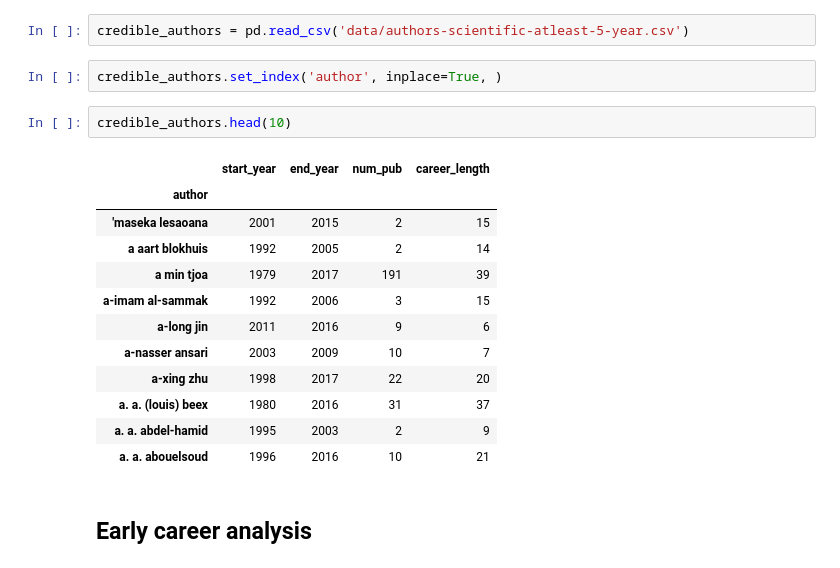
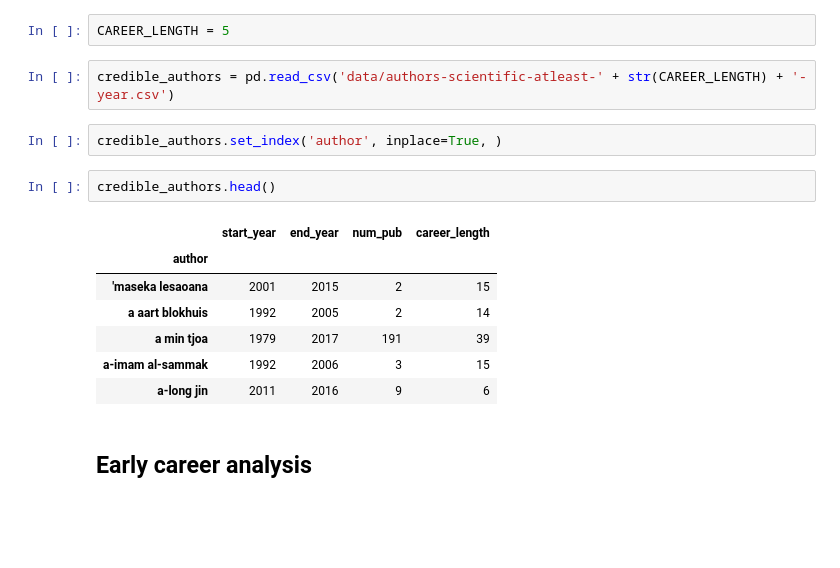
Before and after one commit to gesiscss/inequality, a Jupyter notebook: 1.Descriptive.ipynb, the cells around one changed output. Drawn from its saved outputs; the diff is of its cells as text; blank space fills up the shorter version.

```diff
--- a/1.Descriptive.ipynb
+++ b/1.Descriptive.ipynb
@@ -75,25 +73,22 @@ citations_year_auth.head()
 final_citation_count = citations_year_auth.groupby('author')['cit_count'].sum()
 # %% [markdown]
 ## Author career information
+# %%
+CAREER_LENGTH = 5
 # %%
-credible_authors = pd.read_csv('data/authors-scientific-atleast-5-year.csv')
+credible_authors = pd.read_csv('data/authors-scientific-atleast-' + str(CAREER_LENGTH) + '-year.csv')
 # %%
 credible_authors.set_index('author', inplace=True, )
 # %%
-credible_authors.head(10)
+credible_authors.head()
 # %% [output]
 |  | start_year | end_year | num_pub | career_length |
 | author |  |  |  |  |
 | 'maseka lesaoana | 2001 | 2015 | 2 | 15 |
 | a aart blokhuis | 1992 | 2005 | 2 | 14 |
 | a min tjoa | 1979 | 2017 | 191 | 39 |
 | a-imam al-sammak | 1992 | 2006 | 3 | 15 |
 | a-long jin | 2011 | 2016 | 9 | 6 |
-| a-nasser ansari | 2003 | 2009 | 10 | 7 |
-| a-xing zhu | 1998 | 2017 | 22 | 20 |
-| a. a. (louis) beex | 1980 | 2016 | 31 | 37 |
-| a. a. abdel-hamid | 1995 | 2003 | 2 | 9 |
-| a. a. abouelsoud | 1996 | 2016 | 10 | 21 |
 # %% [markdown]
 ## Early career analysis
 # %%
```
Also changed, not shown: parts of 37 cells of this notebook, 3 other files.
